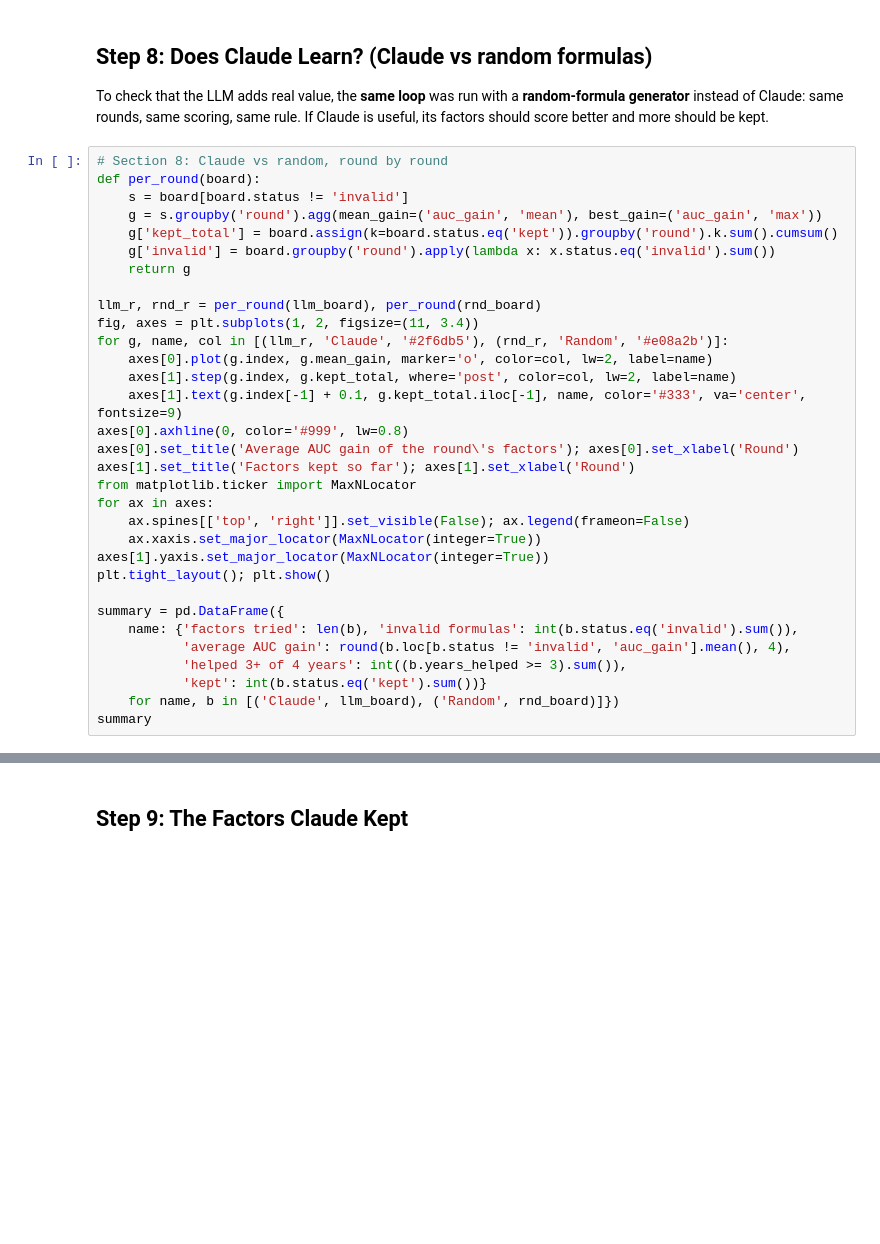
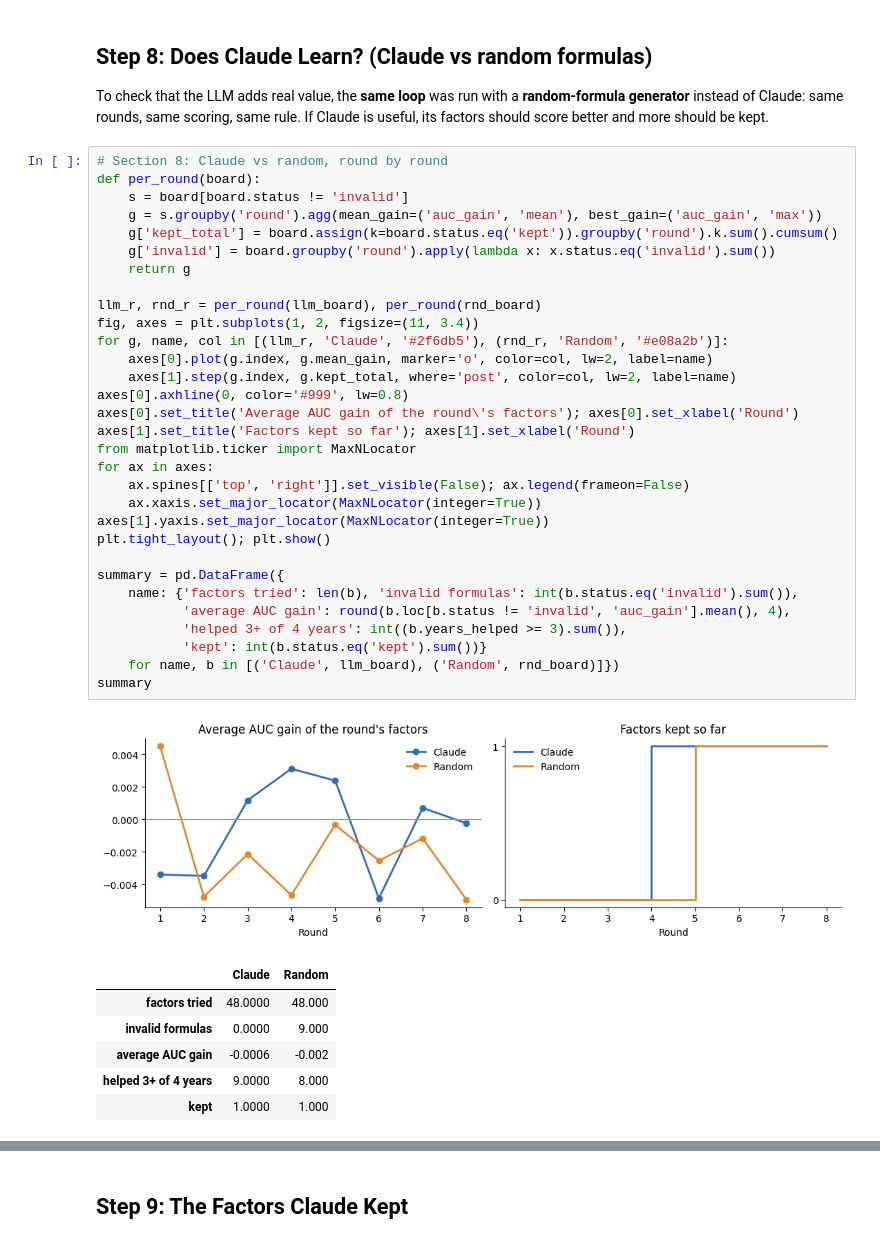
Before and after one commit to Bastob96/SemanticMLPFinance, a Jupyter notebook: Stage 2_Demo.ipynb, the cells around one changed output, grey strips where cells are left out. Cells and saved outputs as stored; diff of their text form; blank space fills up the shorter version.

```diff
--- a/Stage 2_Demo.ipynb
+++ b/Stage 2_Demo.ipynb
@@ -171,31 +257,38 @@ same rounds, same scoring, same rule. If Claude is useful, its factors should sc
 # Section 8: Claude vs random, round by round
 def per_round(board):
     s = board[board.status != 'invalid']
     g = s.groupby('round').agg(mean_gain=('auc_gain', 'mean'), best_gain=('auc_gain', 'max'))
     g['kept_total'] = board.assign(k=board.status.eq('kept')).groupby('round').k.sum().cumsum()
     g['invalid'] = board.groupby('round').apply(lambda x: x.status.eq('invalid').sum())
     return g
 
 llm_r, rnd_r = per_round(llm_board), per_round(rnd_board)
 fig, axes = plt.subplots(1, 2, figsize=(11, 3.4))
 for g, name, col in [(llm_r, 'Claude', '#2f6db5'), (rnd_r, 'Random', '#e08a2b')]:
     axes[0].plot(g.index, g.mean_gain, marker='o', color=col, lw=2, label=name)
     axes[1].step(g.index, g.kept_total, where='post', color=col, lw=2, label=name)
-    axes[1].text(g.index[-1] + 0.1, g.kept_total.iloc[-1], name, color='#333', va='center', fontsize=9)
 axes[0].axhline(0, color='#999', lw=0.8)
 axes[0].set_title('Average AUC gain of the round\'s factors'); axes[0].set_xlabel('Round')
 axes[1].set_title('Factors kept so far'); axes[1].set_xlabel('Round')
 from matplotlib.ticker import MaxNLocator
 for ax in axes:
     ax.spines[['top', 'right']].set_visible(False); ax.legend(frameon=False)
     ax.xaxis.set_major_locator(MaxNLocator(integer=True))
 axes[1].yaxis.set_major_locator(MaxNLocator(integer=True))
 plt.tight_layout(); plt.show()
 
 summary = pd.DataFrame({
     name: {'factors tried': len(b), 'invalid formulas': int(b.status.eq('invalid').sum()),
            'average AUC gain': round(b.loc[b.status != 'invalid', 'auc_gain'].mean(), 4),
            'helped 3+ of 4 years': int((b.years_helped >= 3).sum()),
            'kept': int(b.status.eq('kept').sum())}
     for name, b in [('Claude', llm_board), ('Random', rnd_board)]})
 summary
+# %% [output]
+[figure, added]
+|  | Claude | Random |
+| factors tried | 48.0000 | 48.000 |
+| invalid formulas | 0.0000 | 9.000 |
+| average AUC gain | -0.0006 | -0.002 |
+| helped 3+ of 4 years | 9.0000 | 8.000 |
+| kept | 1.0000 | 1.000 |
```
Also changed, not shown: parts of 16 cells of this notebook, 47 other files.
